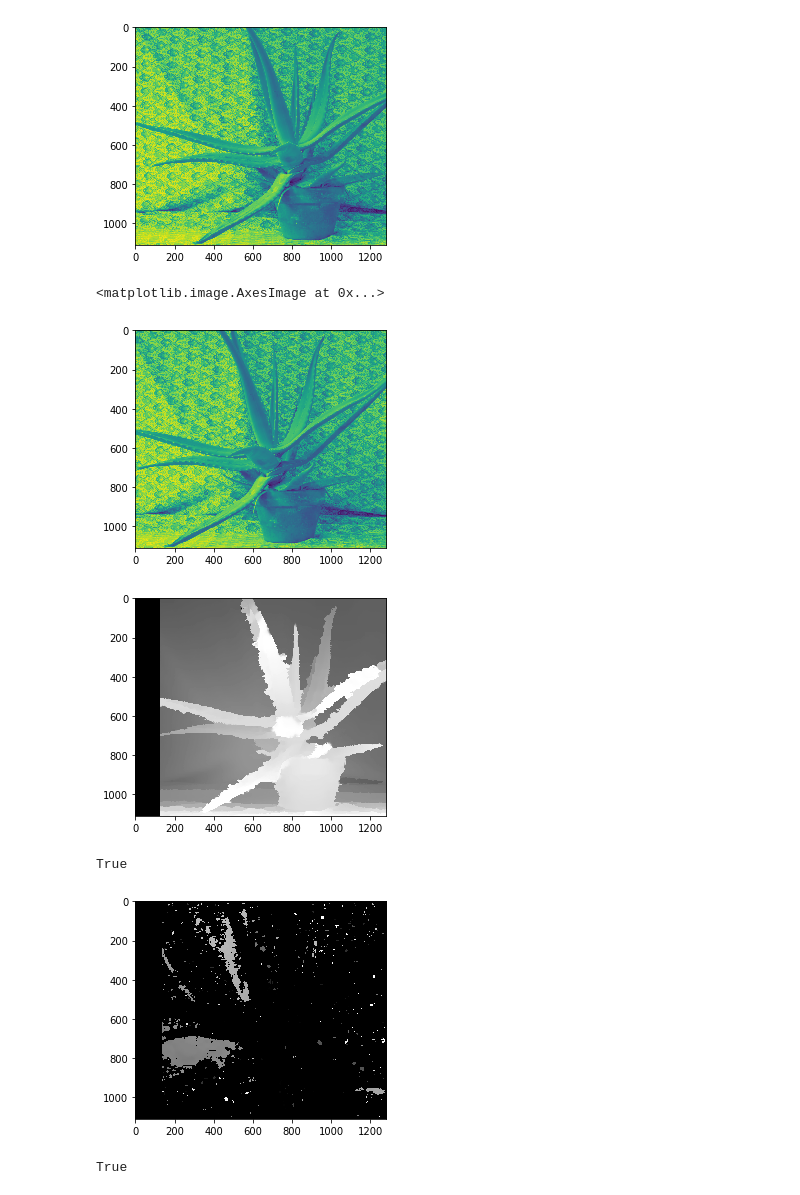
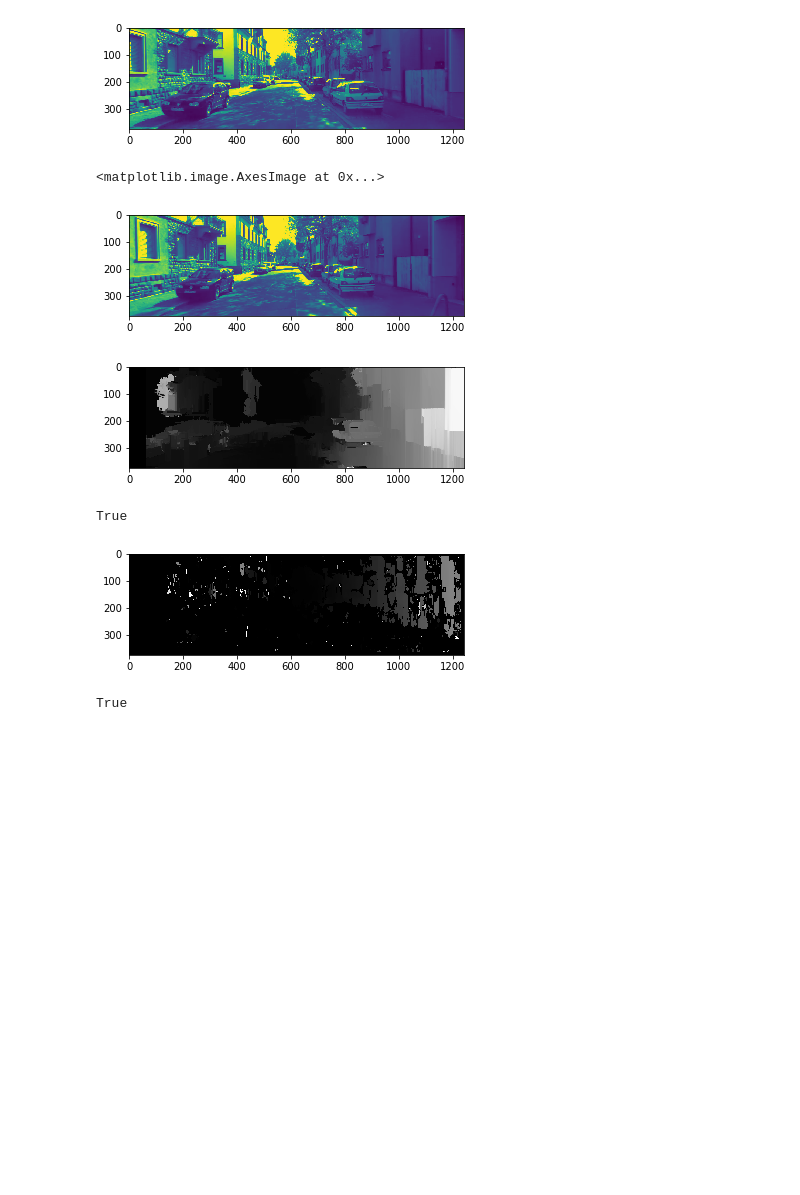
Before and after one commit to kemfic/fake-stereo, a Jupyter notebook: vis.ipynb, the cells around one changed output. Saved outputs shown, nothing was run; the diff lists cells and outputs as text; code cells hidden in the pictures; blank space fills up the shorter version.

```diff
--- a/vis.ipynb
+++ b/vis.ipynb
@@ -6,42 +6,42 @@ import matplotlib
 import matplotlib.pyplot as plt
 %matplotlib inline
 # %%
-img0 = cv2.imread('img/2_.jpg',0)
-img1 = cv2.imread('img/1_.jpg',0)
+img0 = cv2.imread('img/2.png',0)
+img1 = cv2.imread('img/0.png',0)
 
 
 plt.imshow(img0)
 plt.show()
 plt.imshow(img1)
 # %% [output]
-[figure, old version]
+[figure, new version]
 <matplotlib.image.AxesImage at 0x...>
-[figure, old version]
+[figure, new version]
 # %%
 # http://timosam.com/python_opencv_depthimage
 
 # disparity settings
 
-window_size = 15                     # wsize default 3; 5; 7 for SGBM reduced size image; 15 for SGBM full size image (1300px and above); 5 Works nicely
+window_size = 7                     # wsize default 3; 5; 7 for SGBM reduced size image; 15 for SGBM full size image (1300px and above); 5 Works nicely
 
 stereo = cv2.StereoSGBM_create(
     minDisparity=0,
-    numDisparities=128,             # max_disp has to be dividable by 16 f. E. HH 192, 256
-    blockSize=9,
+    numDisparities=64,             # max_disp has to be dividable by 16 f. E. HH 192, 256
+    blockSize=15,
     P1=8 * 3 * window_size ** 2,    # wsize default 3; 5; 7 for SGBM reduced size image; 15 for SGBM full size image (1300px and above); 5 Works nicely
     P2=32 * 3 * window_size ** 2,
-    disp12MaxDiff=1,
+    disp12MaxDiff=-1,
     uniquenessRatio=15,
     speckleWindowSize=0,
     speckleRange=2,
     preFilterCap=63,
-    mode=cv2.STEREO_SGBM_MODE_SGBM_3WAY
+    mode=cv2.STEREO_SGBM_MODE_SGBM
 )
 
 stereo_back = cv2.ximgproc.createRightMatcher(stereo)
 
 # FILTER Parameters
-lmbda = 122.0
+lmbda = 100000.0
 sigma = 1.2
 visual_multiplier = 1.0
 
@@ -68,7 +68,7 @@ plt.imshow(filteredImg,'gray')
 plt.show()
 cv2.imwrite('img/out1.png',filteredImg)
 # %% [output]
-[figure, old version]
+[figure, new version]
 True
 # %%
 stereo = cv2.StereoBM_create(numDisparities=128, blockSize=21)
@@ -77,7 +77,7 @@ plt.imshow(disparity,'gray')
 plt.show()
 cv2.imwrite('img/out.png',disparity)
 # %% [output]
-[figure, old version]
+[figure, new version]
 True
 # %%
 grid = np.mgrid[0:img0.shape[1], 0:img0.shape[0]]
```
Also changed, not shown: parts of 1 cell of this notebook, 3 other files.
